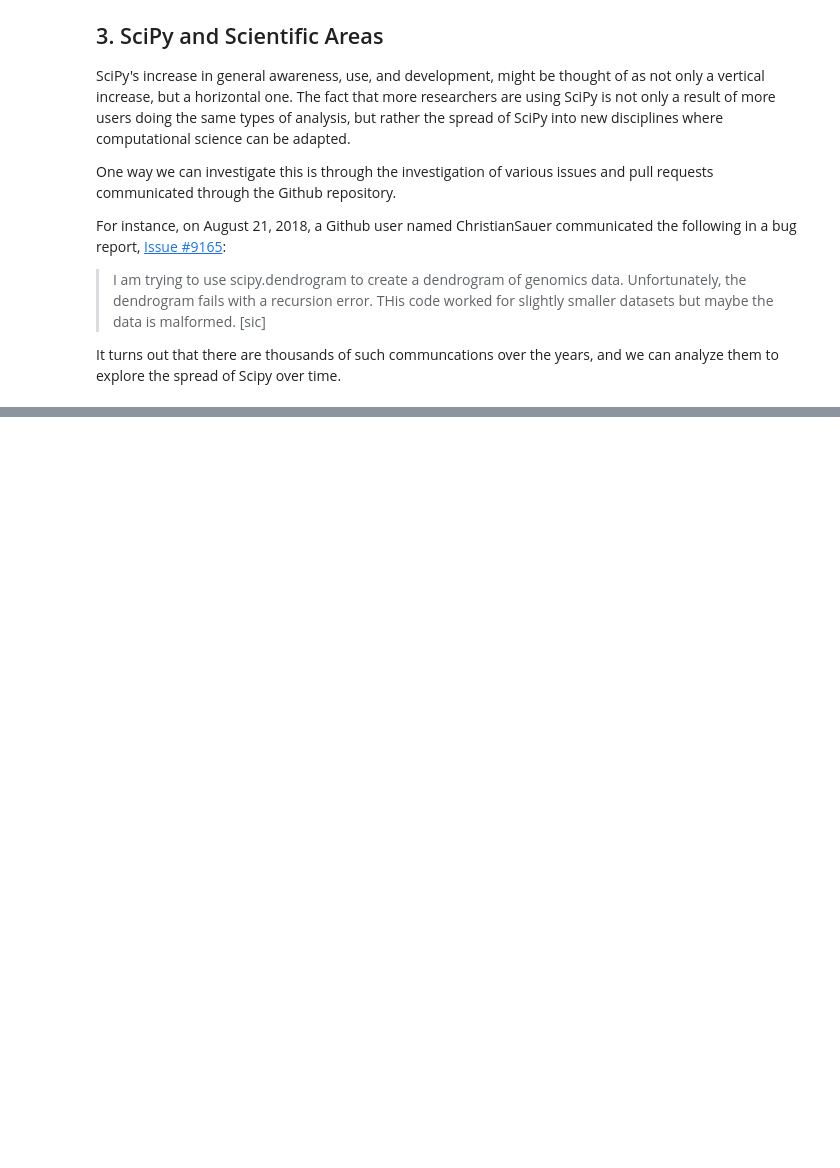
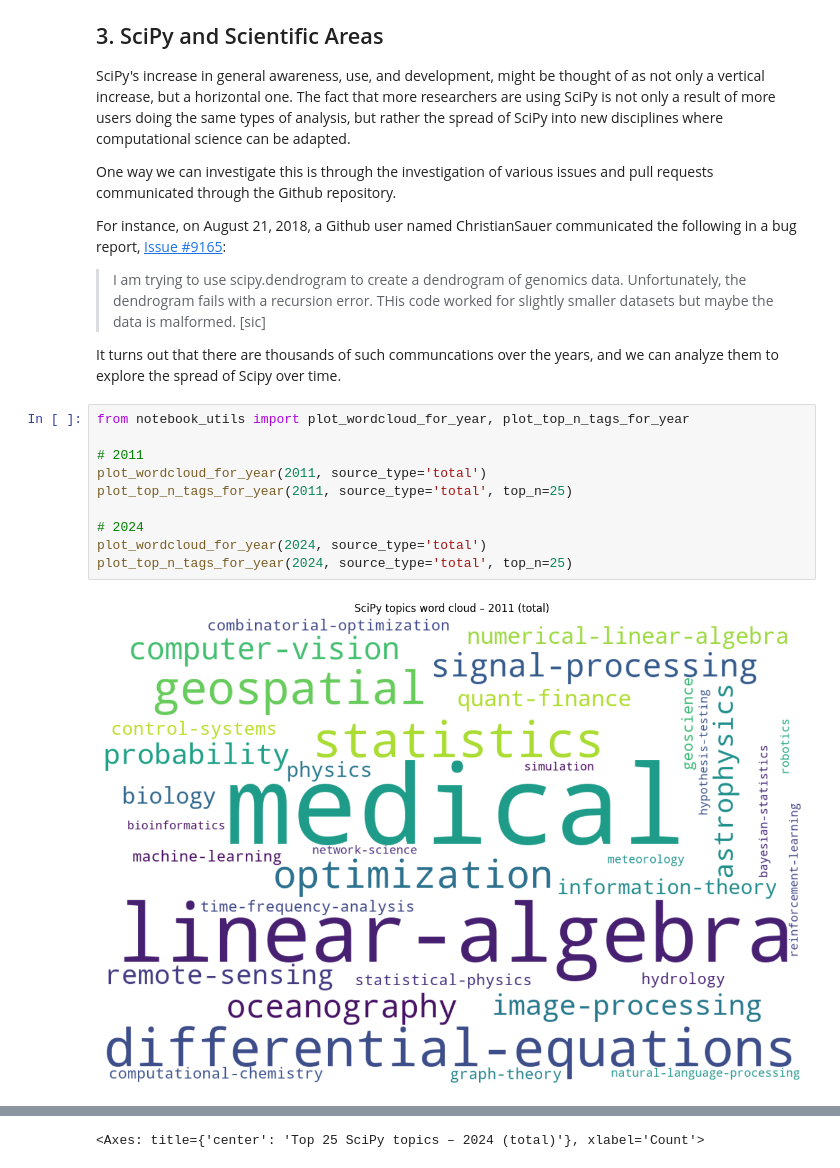
Before and after one commit to peterdresslar/scipy-community-analysis, a Jupyter notebook: notebooks/main.ipynb, the cells around one changed output, grey strips where cells are left out. Saved outputs shown, nothing was run; the diff lists cells and outputs as text; blank space fills up the shorter version.

```diff
--- a/notebooks/main.ipynb
+++ b/notebooks/main.ipynb
@@ -83,3 +86,15 @@ For instance, on August 21, 2018, a Github user named ChristianSauer communicate
 > I am trying to use scipy.dendrogram to create a dendrogram of genomics data. Unfortunately, the dendrogram fails with a recursion error. THis code worked for slightly smaller datasets but maybe the data is malformed. [sic]
 
 It turns out that there are thousands of such communcations over the years, and we can analyze them to explore the spread of Scipy over time.
+# %%
+from notebook_utils import plot_wordcloud_for_year, plot_top_n_tags_for_year
+
+# 2011
+plot_wordcloud_for_year(2011, source_type='total')
+plot_top_n_tags_for_year(2011, source_type='total', top_n=25)
+
+# 2024
+plot_wordcloud_for_year(2024, source_type='total')
+plot_top_n_tags_for_year(2024, source_type='total', top_n=25)
+# %% [output]
+[figure, added]
@@ -85,0 +104 @@ It turns out that there are thousands of such communcations over the years, and
+<Axes: title={'center': 'Top 25 SciPy topics – 2024 (total)'}, xlabel='Count'>
```
Also changed, not shown: parts of 4 cells of this notebook, 13 other files.
